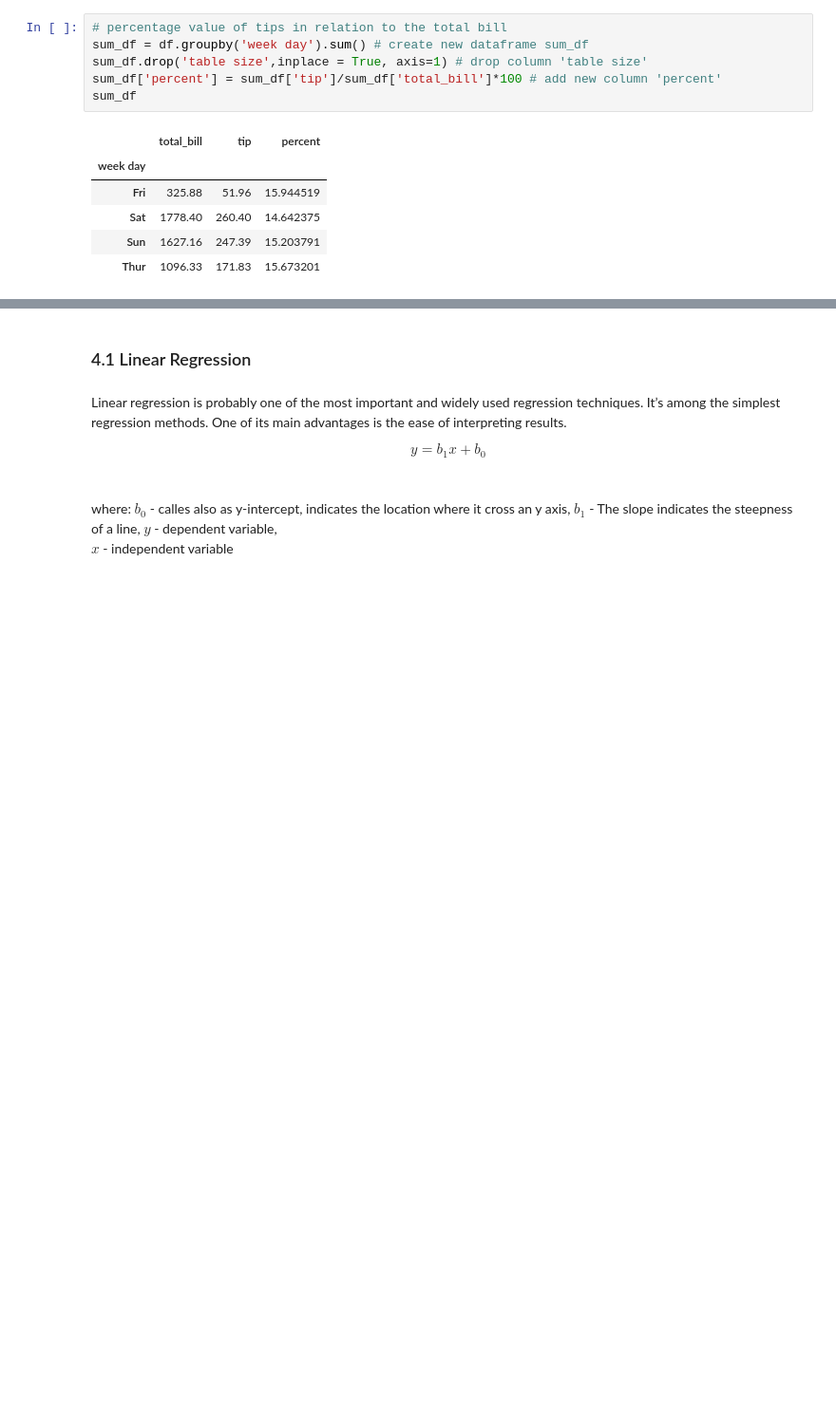
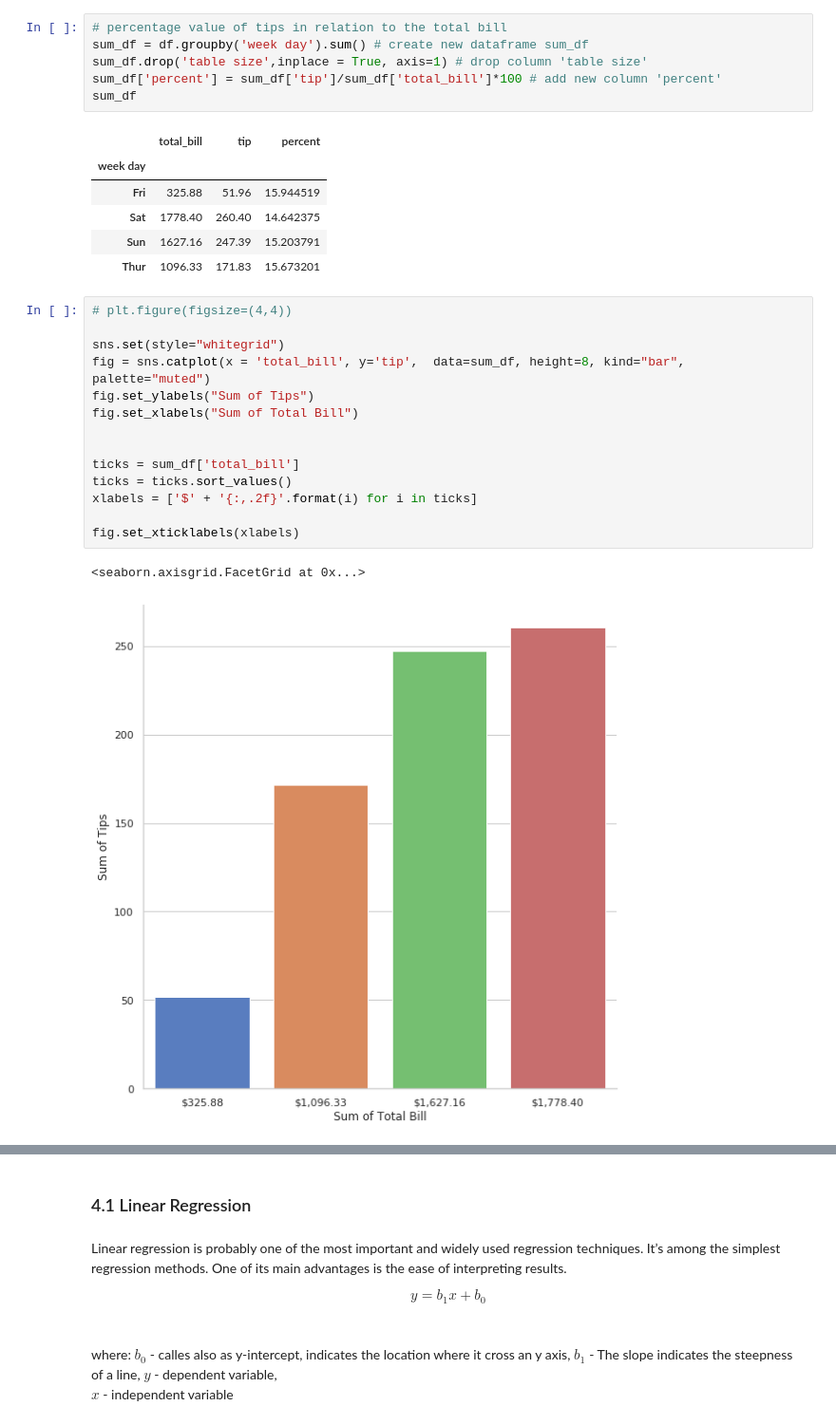
Before and after one commit to Slawak1/GMIT-FDA_Assesment_2019, a Jupyter notebook: gmit_fda_assesment_2019.ipynb, the cells around one changed output, grey strips where cells are left out. Shown at 95% size. Saved outputs shown, nothing was run; the diff lists cells and outputs as text; blank space fills up the shorter version.

```diff
--- a/gmit_fda_assesment_2019.ipynb
+++ b/gmit_fda_assesment_2019.ipynb
@@ -202,3 +219,20 @@ sum_df
 | Sat | 1778.40 | 260.40 | 14.642375 |
 | Sun | 1627.16 | 247.39 | 15.203791 |
 | Thur | 1096.33 | 171.83 | 15.673201 |
+# %%
+# plt.figure(figsize=(4,4))
+
+sns.set(style="whitegrid")
+fig = sns.catplot(x = 'total_bill', y='tip',  data=sum_df, height=8, kind="bar", palette="muted")
+fig.set_ylabels("Sum of Tips")
+fig.set_xlabels("Sum of Total Bill")
+
+
+ticks = sum_df['total_bill']
+ticks = ticks.sort_values()
+xlabels = ['$' + '{:,.2f}'.format(i) for i in ticks]
+
+fig.set_xticklabels(xlabels)
+# %% [output]
+<seaborn.axisgrid.FacetGrid at 0x...>
+[figure, added]
```
Also changed, not shown: parts of 22 cells of this notebook.
